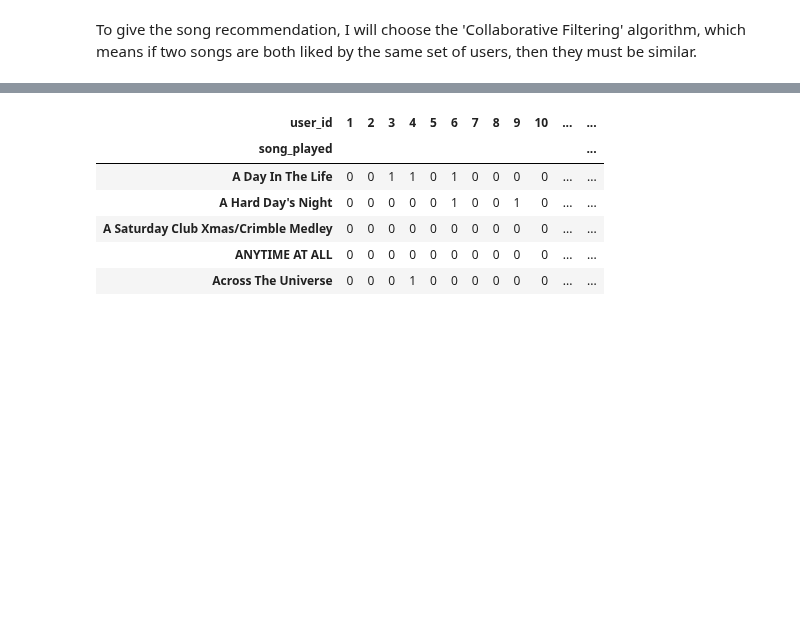
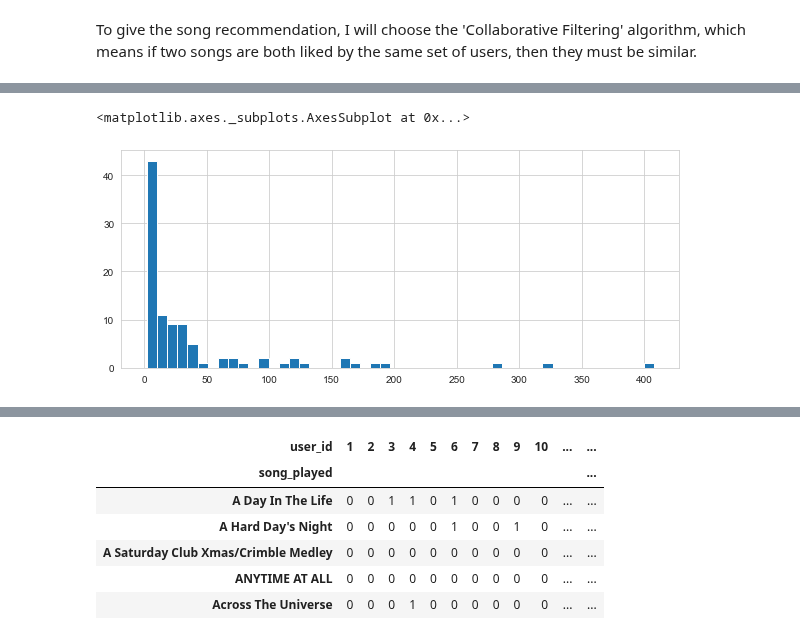
Before and after one commit to Aliciaworld/DS-TakeHomeChallenges, a Jupyter notebook: 08. Song Challenge.ipynb, the cells around one changed output, grey strips where cells are left out. Cells and saved outputs as stored; diff of their text form; code cells hidden in the pictures; blank space fills up the shorter version.

```diff
--- a/08. Song Challenge.ipynb
+++ b/08. Song Challenge.ipynb
@@ -204,0 +246,5 @@ To give the song recommendation, I will choose the 'Collaborative Filtering' alg
+# %%
+count=pd.DataFrame(data.groupby('song_played')['user_id'].count().sort_values(ascending=False))
+count['count of people']=data.groupby('song_played')['user_id'].nunique().sort_values(ascending=False)
+count=count.rename(columns={'user_id':"play counts"})
+count.head()
@@ -204,0 +259,6 @@ To give the song recommendation, I will choose the 'Collaborative Filtering' alg
+# %%
+plt.figure(figsize=(10,4))
+count['play counts'].hist(bins=50)
+# %% [output]
+<matplotlib.axes._subplots.AxesSubplot at 0x...>
+[figure, added]
```
Also changed, not shown: parts of 19 cells of this notebook.
